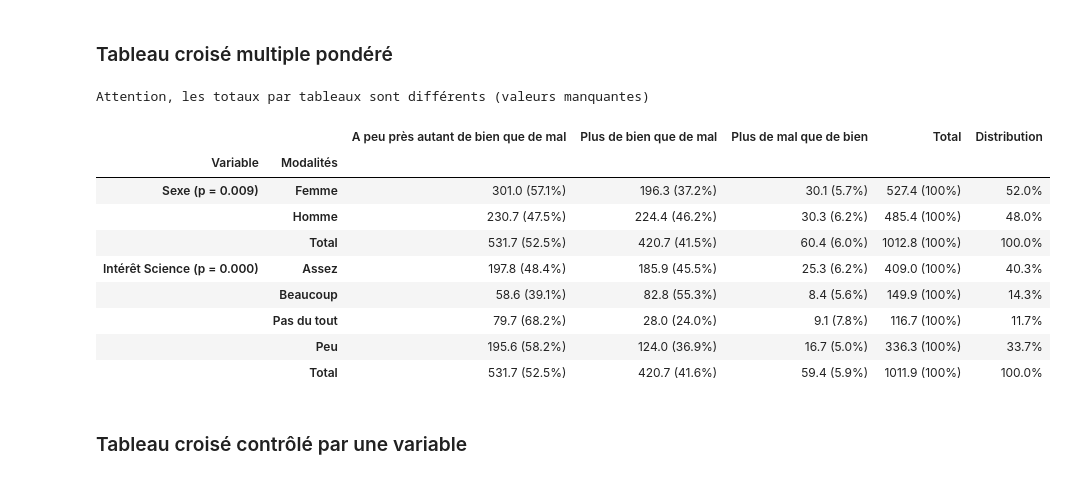
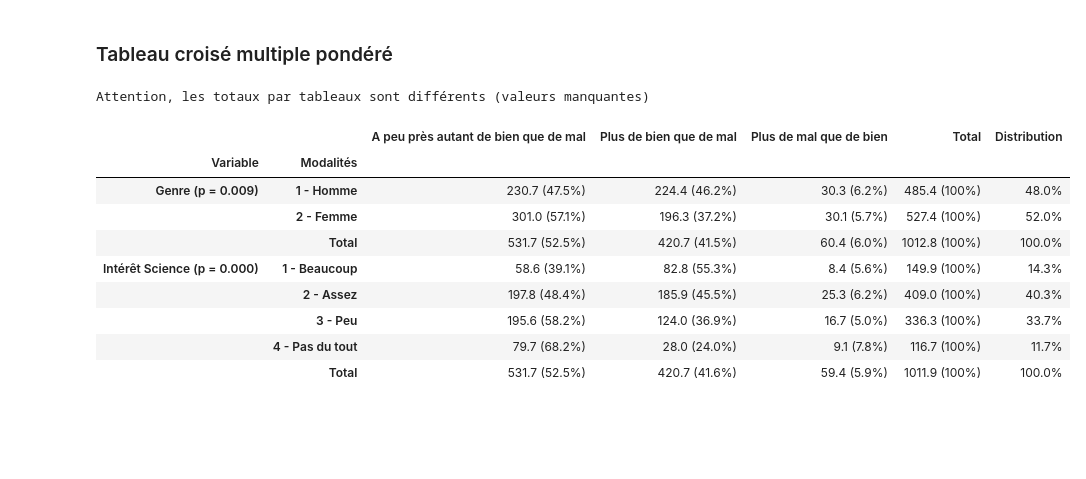
Before and after one commit to emilienschultz/pyshs-bib, a Jupyter notebook: Exemple PySHS.ipynb, the cells around one changed output. Cells and saved outputs as stored; diff of their text form; code cells hidden in the pictures; blank space fills up the shorter version.

```diff
--- a/Exemple PySHS.ipynb
+++ b/Exemple PySHS.ipynb
@@ -24,0 +24,14 @@ data["apportsciencepositif"] = data["apportscience"].apply(lambda x : 1 if x ==
+# %%
+reco = {1.0: '1 - Homme', 2.0: '2 - Femme'}
+data["genre"] = data["rs1"].replace(reco)
+
+data["age"] = data['rs2']
+
+reco = {1.0: '1 - Beaucoup', 2.0: '2 - Assez', 3.0: '3 - Peu', 4.0: '4 - Pas du tout', 888.0: '5 - Ne sait pas'}
+data["interetscience"] = data['q2'].replace(reco)
+
+reco = {1.0: 'Plus de bien que de mal', 2.0: 'Plus de mal que de bien',
+        3.0: 'A peu près autant de bien que de mal', 888.0: 'Ne sait pas'}
+data["apportscience"] = data['q15'].replace(reco)
+# Variable dichotomisée 1/0
+data["apportsciencepositif"] = data["apportscience"].apply(lambda x : 1 if x == "Plus de bien que de mal" else 0)
@@ -59,19 +95,17 @@ pyshs.tableau_croise(data,"interetscience","sexe","poids1")
 # %% [markdown]
 ### Tableau croisé multiple pondéré
 # %%
-pyshs.tableau_croise_multiple(data,"apportscience",
-            {"sexe":"Sexe","interetscience":"Intérêt Science"},"poids1")
+pyshsdev.tableau_croise_multiple(data,"apportscience",
+            {"genre":"Genre","interetscience":"Intérêt Science"},"poids1",axis=0)
 # %% [output]
 Attention, les totaux par tableaux sont différents (valeurs manquantes)
 |  |  | A peu près autant de bien que de mal | Plus de bien que de mal | Plus de mal que de bien | Total | Distribution |
 | Variable | Modalités |  |  |  |  |  |
-| Sexe (p = 0.009) | Femme | 301.0 (57.1%) | 196.3 (37.2%) | 30.1 (5.7%) | 527.4 (100%) | 52.0% |
-|  | Homme | 230.7 (47.5%) | 224.4 (46.2%) | 30.3 (6.2%) | 485.4 (100%) | 48.0% |
+| Genre (p = 0.009) | 1 - Homme | 230.7 (47.5%) | 224.4 (46.2%) | 30.3 (6.2%) | 485.4 (100%) | 48.0% |
+|  | 2 - Femme | 301.0 (57.1%) | 196.3 (37.2%) | 30.1 (5.7%) | 527.4 (100%) | 52.0% |
 |  | Total | 531.7 (52.5%) | 420.7 (41.5%) | 60.4 (6.0%) | 1012.8 (100%) | 100.0% |
-| Intérêt Science (p = 0.000) | Assez | 197.8 (48.4%) | 185.9 (45.5%) | 25.3 (6.2%) | 409.0 (100%) | 40.3% |
-|  | Beaucoup | 58.6 (39.1%) | 82.8 (55.3%) | 8.4 (5.6%) | 149.9 (100%) | 14.3% |
-|  | Pas du tout | 79.7 (68.2%) | 28.0 (24.0%) | 9.1 (7.8%) | 116.7 (100%) | 11.7% |
-|  | Peu | 195.6 (58.2%) | 124.0 (36.9%) | 16.7 (5.0%) | 336.3 (100%) | 33.7% |
+| Intérêt Science (p = 0.000) | 1 - Beaucoup | 58.6 (39.1%) | 82.8 (55.3%) | 8.4 (5.6%) | 149.9 (100%) | 14.3% |
+|  | 2 - Assez | 197.8 (48.4%) | 185.9 (45.5%) | 25.3 (6.2%) | 409.0 (100%) | 40.3% |
+|  | 3 - Peu | 195.6 (58.2%) | 124.0 (36.9%) | 16.7 (5.0%) | 336.3 (100%) | 33.7% |
+|  | 4 - Pas du tout | 79.7 (68.2%) | 28.0 (24.0%) | 9.1 (7.8%) | 116.7 (100%) | 11.7% |
 |  | Total | 531.7 (52.5%) | 420.7 (41.6%) | 59.4 (5.9%) | 1011.9 (100%) | 100.0% |
-# %% [markdown]
-### Tableau croisé contrôlé par une variable
```
Also changed, not shown: parts of 18 cells of this notebook, 3 other files.
